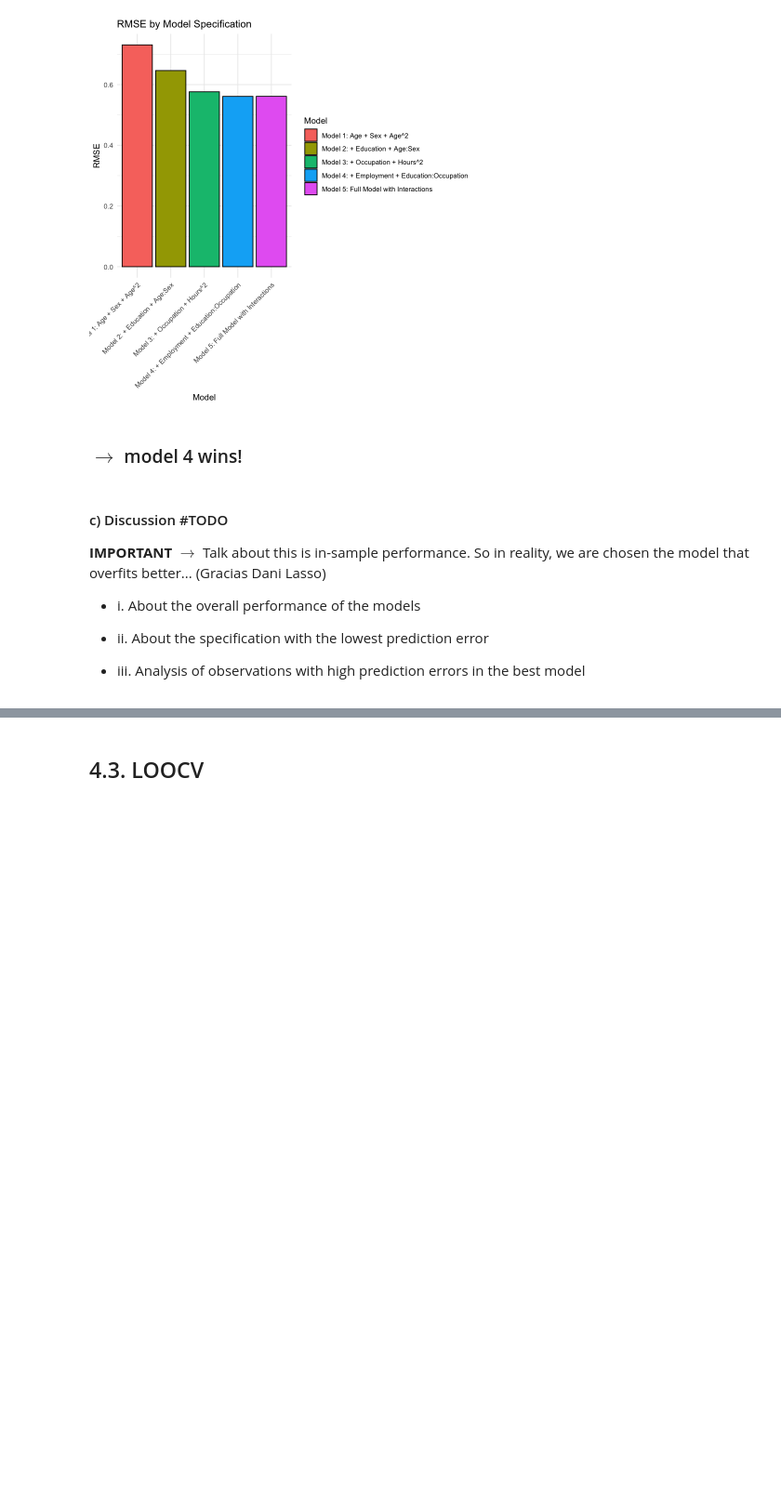
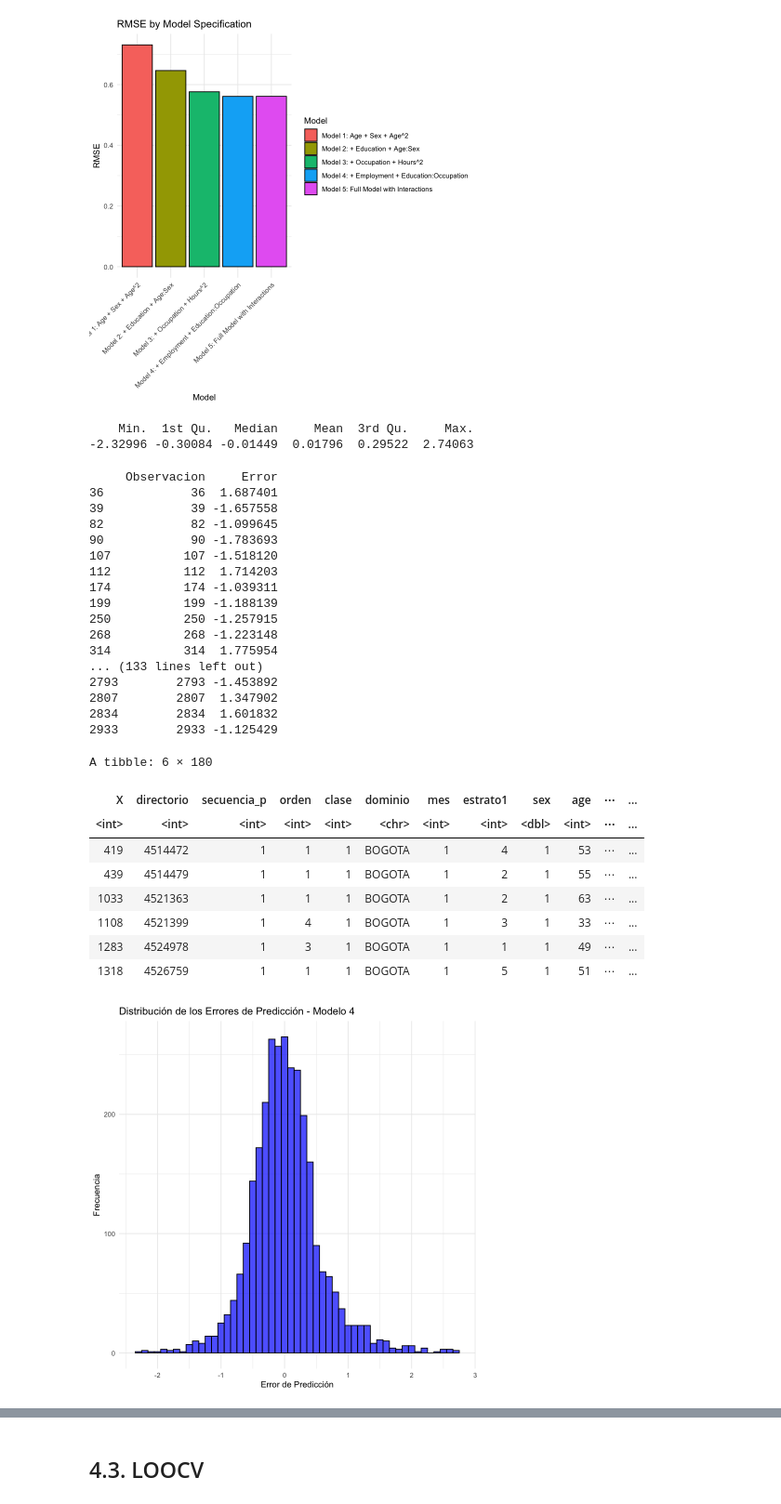
Before and after one commit to EAriasDeAbreu/BigDataML-Group2024, a Jupyter notebook: Problem_Set_1/scripts/edmundo/Pset_1.ipynb, the cells around one changed output, grey strips where cells are left out. Shown at 93% size. Cells and saved outputs as stored; diff of their text form; code cells hidden in the pictures; blank space fills up the shorter version.

```diff
--- a/Problem_Set_1/scripts/edmundo/Pset_1.ipynb
+++ b/Problem_Set_1/scripts/edmundo/Pset_1.ipynb
@@ -463,15 +495,70 @@ ggplot(results, aes(x = Model, y = RMSE, fill = Model)) +
   theme(axis.text.x = element_text(angle = 45, hjust = 1))
 # %% [output]
 [figure]
-# %% [markdown]
-### $\to$ model 4 wins!
-# %% [markdown]
-#### c) Discussion #TODO
-
-**IMPORTANT** $\to$ Talk about this is in-sample performance. So in reality, we are chosen the model that overfits better... (Gracias Dani Lasso)
-
-- i. About the overall performance of the models
-
-- ii. About the specification with the lowest prediction error
-
--  iii. Analysis of observations with high prediction errors in the best model
+# %%
+# Analysis of model 4
+
+# residuals
+pred_4 <- predict(model_4, newdata = test_data)
+errors_4 <- test_data[[outcome]] - pred_4  # pred errors
+
+# df with pred errors
+errors_df <- data.frame(
+  Observacion = 1:length(errors_4),
+  Error = errors_4
+)
+
+# summary stats
+summary(errors_4)
+
+# distribution of errors
+ggplot(errors_df, aes(x = Error)) +
+  geom_histogram(binwidth = 0.1, fill = "blue", color = "black", alpha = 0.7) +
+  labs(title = "Distribución de los Errores de Predicción - Modelo 4",
+       x = "Error de Predicción",
+       y = "Frecuencia") +
+  theme_minimal()
+
+
+# Identifying outliesr
+
+# we classify outliers those outside 95% percentile
+threshold_upper <- quantile(errors_4, 0.975)
+threshold_lower <- quantile(errors_4, 0.025)
+
+outliers <- errors_df %>%
+  filter(Error > threshold_upper | Error < threshold_lower)
+print(outliers)
+
+outliers_analysis <- test_data[outliers$Observacion, ]
+head(outliers_analysis)
+# %% [output]
+    Min.  1st Qu.   Median     Mean  3rd Qu.     Max.
+-2.32996 -0.30084 -0.01449  0.01796  0.29522  2.74063
+     Observacion     Error
+36            36  1.687401
+39            39 -1.657558
+82            82 -1.099645
+90            90 -1.783693
+107          107 -1.518120
+112          112  1.714203
+174          174 -1.039311
+199          199 -1.188139
+250          250 -1.257915
+268          268 -1.223148
+314          314  1.775954
+... (133 lines left out)
+2793        2793 -1.453892
+2807        2807  1.347902
+2834        2834  1.601832
+2933        2933 -1.125429
+A tibble: 6 × 180
+| X | directorio | secuencia_p | orden | clase | dominio | mes | estrato1 | sex | age | ⋯ | ... |
+| <int> | <int> | <int> | <int> | <int> | <chr> | <int> | <int> | <dbl> | <int> | ⋯ | ... |
+| 419 | 4514472 | 1 | 1 | 1 | BOGOTA | 1 | 4 | 1 | 53 | ⋯ | ... |
+| 439 | 4514479 | 1 | 1 | 1 | BOGOTA | 1 | 2 | 1 | 55 | ⋯ | ... |
+| 1033 | 4521363 | 1 | 1 | 1 | BOGOTA | 1 | 2 | 1 | 63 | ⋯ | ... |
+| 1108 | 4521399 | 1 | 4 | 1 | BOGOTA | 1 | 3 | 1 | 33 | ⋯ | ... |
+| 1283 | 4524978 | 1 | 3 | 1 | BOGOTA | 1 | 1 | 1 | 49 | ⋯ | ... |
+| 1318 | 4526759 | 1 | 1 | 1 | BOGOTA | 1 | 5 | 1 | 51 | ⋯ | ... |
+[figure, added]
```
Also changed, not shown: parts of 14 cells of this notebook.
